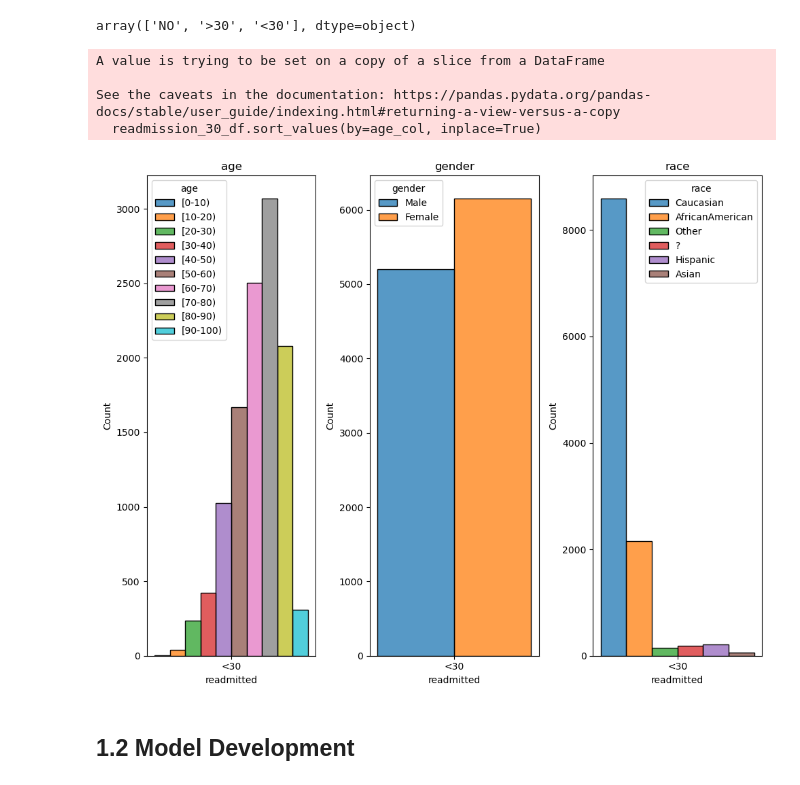
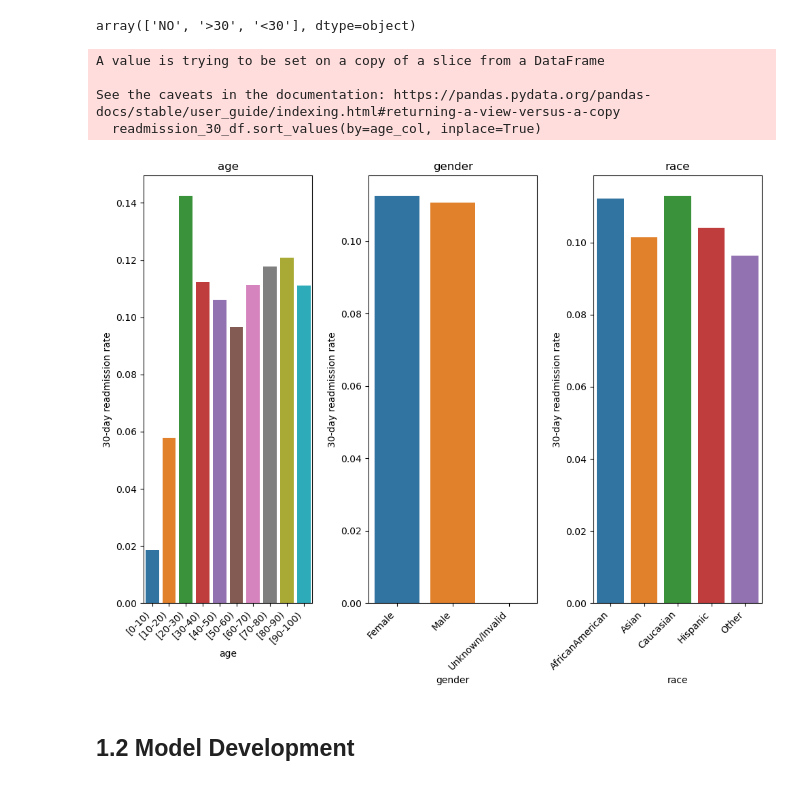
Before and after one commit to furtherAdu/cph-200C, a Jupyter notebook: notebooks/pset1.ipynb, the cells around one changed output. Saved outputs shown, nothing was run; the diff lists cells and outputs as text; code cells hidden in the pictures.

```diff
--- a/notebooks/pset1.ipynb
+++ b/notebooks/pset1.ipynb
@@ -104,29 +122,37 @@ array(['NO', '>30', '<30'], dtype=object)
 # %%
 group_keys = [age_col, gender_col, race_col]
 
 # create figure
 fig, axes = plt.subplots(ncols=3, nrows=1, figsize=(10, 8))
 
 # get patients who were readmitted <30 days
 readmission_30_df = diabetic_df.query(f'{readmission_col} == "{readmission_30_val}"')
 
 # sort values by age
 readmission_30_df.sort_values(by=age_col, inplace=True)
 
 # plot
 for key, ax in zip(group_keys, axes.flat):
+
+    # get hue order
     hue_order = readmission_30_df[age_col] if key == age_col else None
-    sns.histplot(data=readmission_30_df,
-                 x=readmission_col, hue=key, multiple='dodge', ax=ax)
+
+    # get rates of readmission (out of all patients)
+    group_rates = readmission_30_df.groupby(key)[outcome_col].count() / diabetic_df.groupby(key).count()[outcome_col]
+    group_rates = group_rates.reset_index()
+
+    sns.barplot(data=group_rates, x=key, y=outcome_col, hue=key, ax=ax)
+    ax.set_xticklabels(ax.get_xticklabels(), rotation=45, ha='right')
     ax.set_title(key)
+    ax.set_ylabel('30-day readmission rate')
 
 plt.tight_layout()
 # %% [output]
 A value is trying to be set on a copy of a slice from a DataFrame
 
 See the caveats in the documentation: https://pandas.pydata.org/pandas-docs/stable/user_guide/indexing.html#returning-a-view-versus-a-copy
   readmission_30_df.sort_values(by=age_col, inplace=True)
-[figure, old version]
+[figure, new version]
 # %% [markdown]
 ## 1.2 Model Development
 # %%
```
Also changed, not shown: parts of 35 cells of this notebook, 6 other files.
